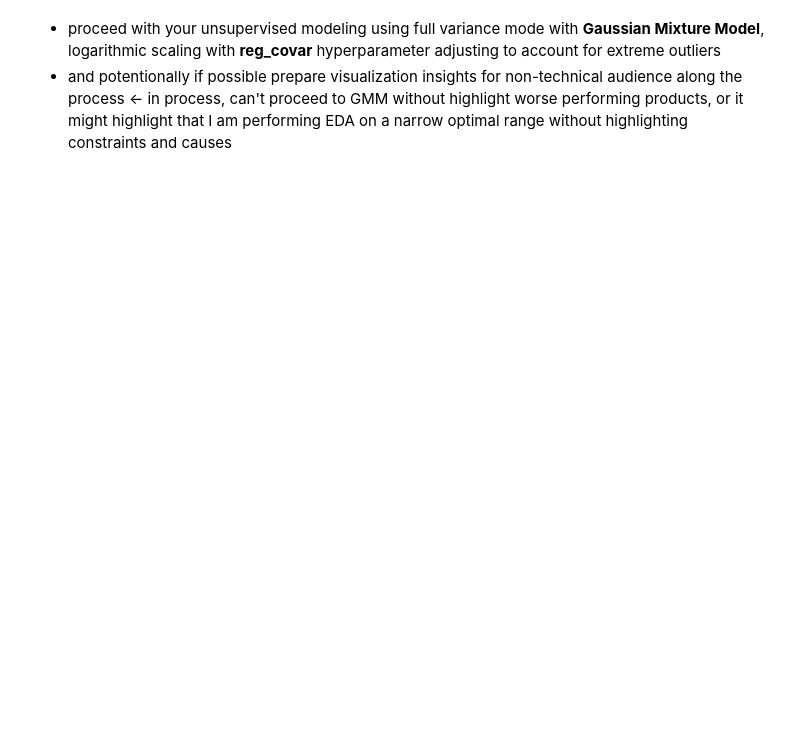
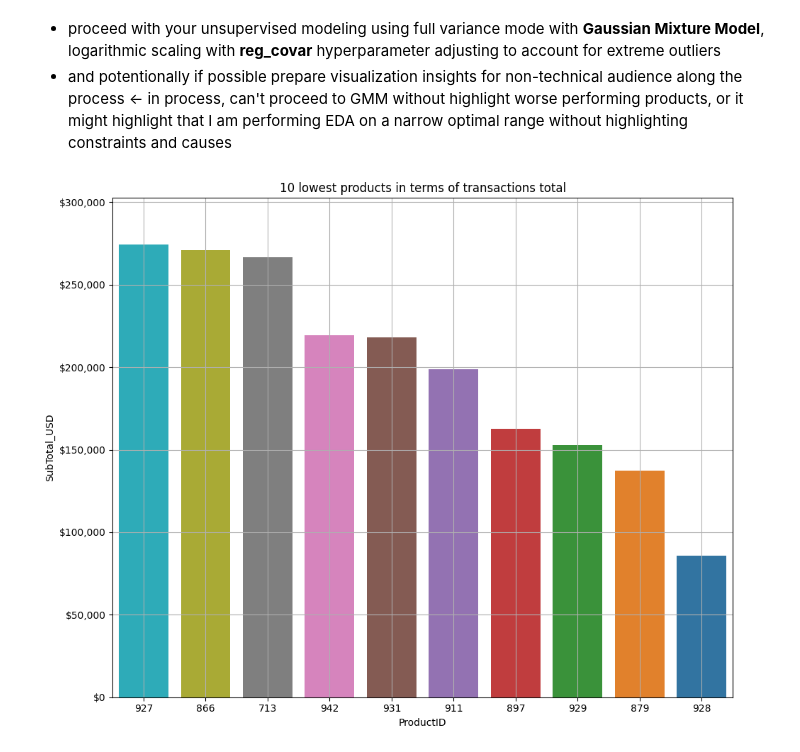
Before and after one commit to AtlasMarbx/AdventureWorks-Data-Migration-and-insight-extraction, a Jupyter notebook: EDA_process.ipynb, the cells around one changed output. Cells and saved outputs as stored; diff of their text form; code cells hidden in the pictures; blank space fills up the shorter version.

```diff
--- a/EDA_process.ipynb
+++ b/EDA_process.ipynb
@@ -1461,3 +1487,33 @@ plt.show()
 # %%
 # consider not only visualizing the top 10 products over total subtotal and product trend over months,
 # but also 10 lowest performing products using the same approach, applying LLMs and your domain-knowledge intitial assumptions
+# %%
+lowest_products = (summary_table.groupby('ProductID')[['SubTotal_USD']]
+    .sum()
+    .sort_values(ascending=True, by='SubTotal_USD')
+    .reset_index()
+    .head(10))
+
+plt.figure(figsize=(10, 8))
+
+x_lowest = lowest_products['ProductID']
+y_lowest = lowest_products['SubTotal_USD']
+
+sns.barplot(data=lowest_products,
+            x=x_lowest,
+            y=y_lowest,
+            hue='ProductID',
+            order=lowest_products['ProductID'].sort_index(ascending=False))
+
+plt.gca().yaxis.set_major_formatter(FuncFormatter(lambda y, _: f'${y:,.0f}'))
+
+ylim_min, ylim_max = plt.ylim()
+plt.ylim(0, ylim_max * 1.05)
+
+plt.title('10 lowest products in terms of transactions total')
+
+plt.grid(True)
+plt.tight_layout()
+plt.show()
+# %% [output]
+[figure, added]
```
Also changed, not shown: parts of 13 cells of this notebook.
